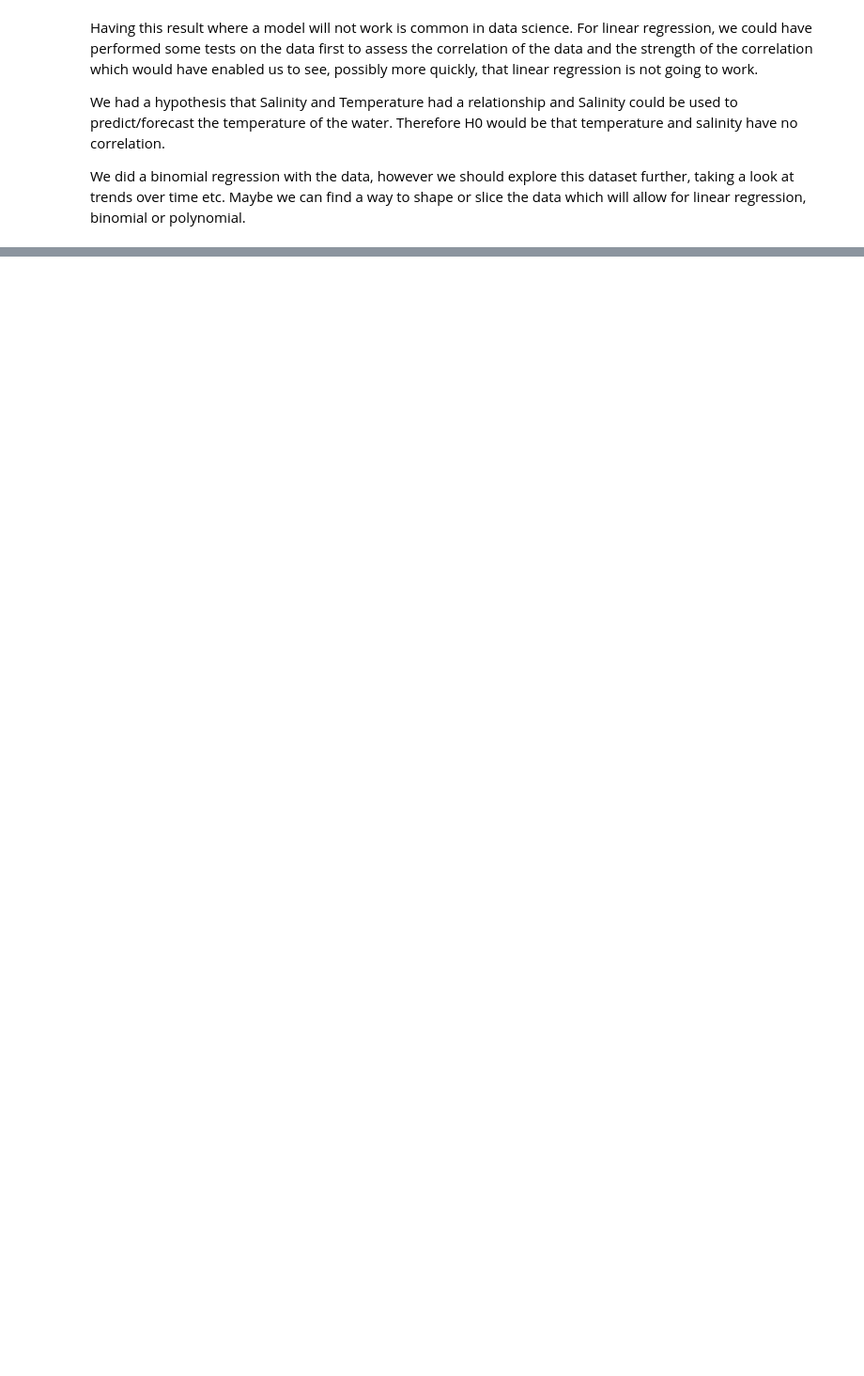
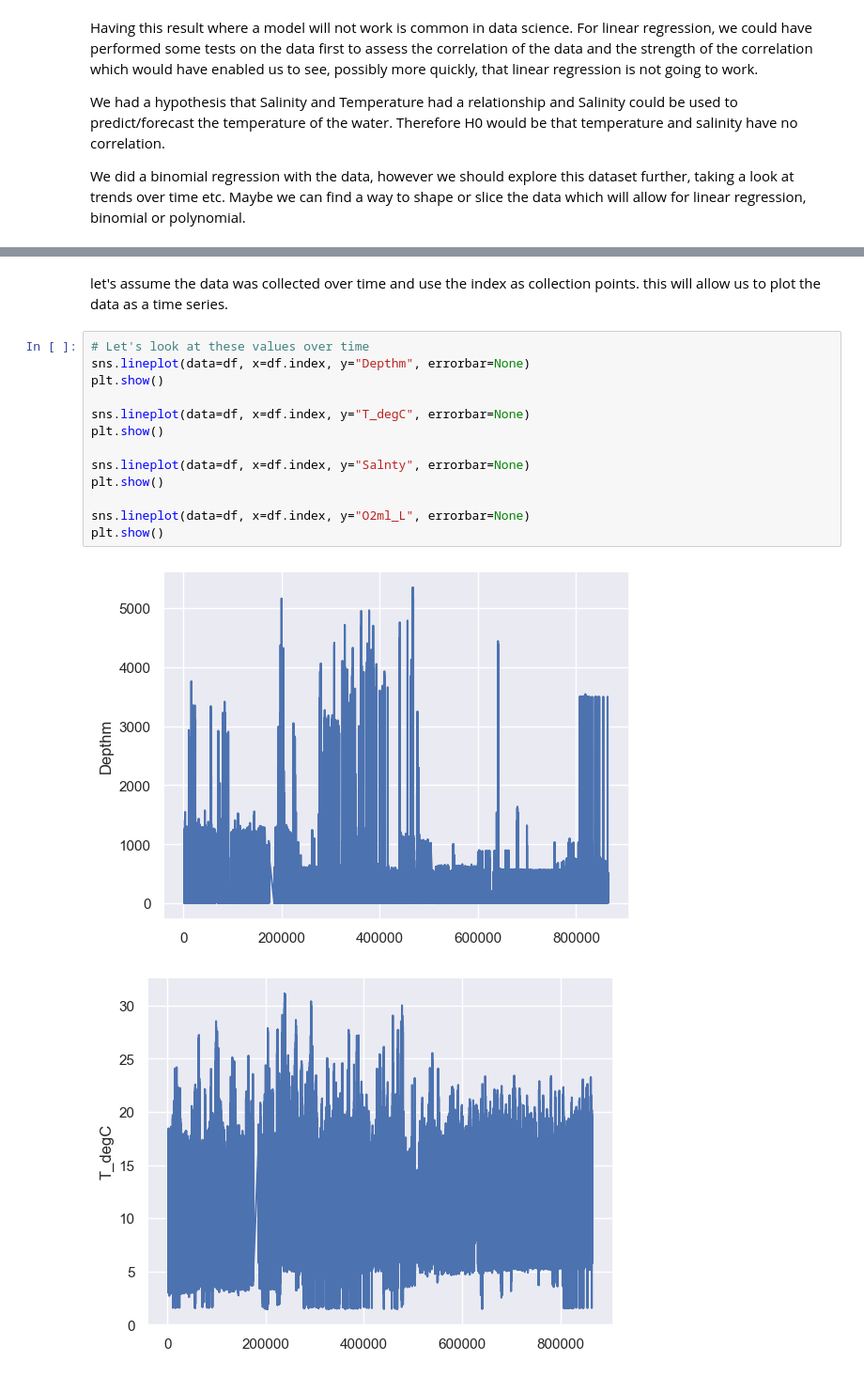
Before and after one commit to NickMarini/data-science, a Jupyter notebook: notebooks/linear-regression.ipynb, the cells around one changed output, grey strips where cells are left out. Shown at 94% size. Saved outputs shown, nothing was run; the diff lists cells and outputs as text; blank space fills up the shorter version.

```diff
--- a/notebooks/linear-regression.ipynb
+++ b/notebooks/linear-regression.ipynb
@@ -180,0 +223,18 @@ plt.show()
+# %% [markdown]
+let's assume the data was collected over time and use the index as collection points. this will allow us to plot the data as a time series.
+# %%
+# Let's look at these values over time
+sns.lineplot(data=df, x=df.index, y="Depthm", errorbar=None)
+plt.show()
+
+sns.lineplot(data=df, x=df.index, y="T_degC", errorbar=None)
+plt.show()
+
+sns.lineplot(data=df, x=df.index, y="Salnty", errorbar=None)
+plt.show()
+
+sns.lineplot(data=df, x=df.index, y="O2ml_L", errorbar=None)
+plt.show()
+# %% [output]
+[figure, added]
+[figure, added]
```
Also changed, not shown: parts of 17 cells of this notebook.
